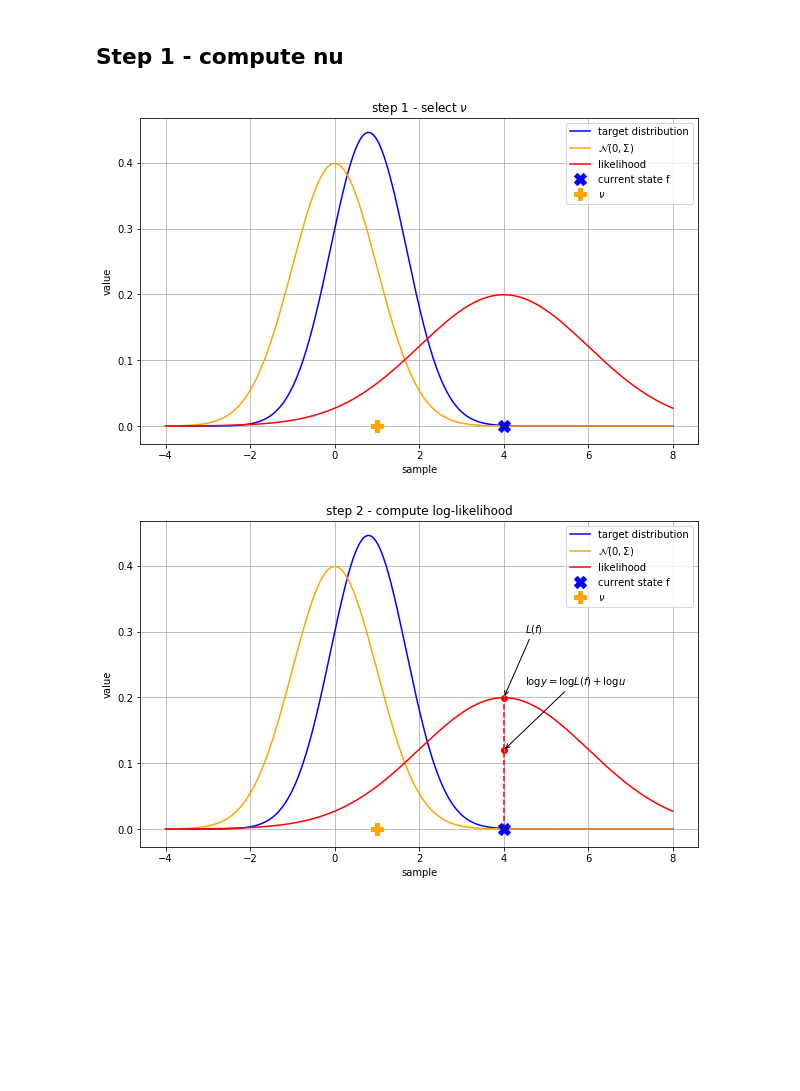
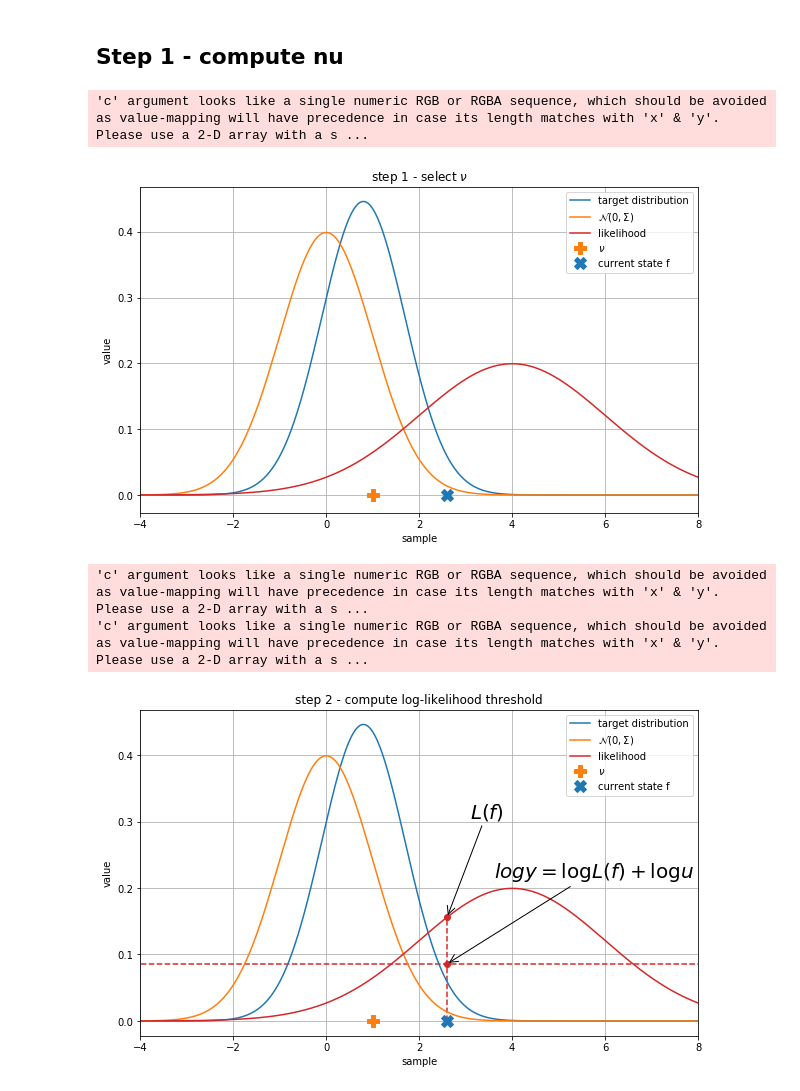
Before and after one commit to mathis98/mcm_project, a Jupyter notebook: plot_elliptical_slice_sampling.ipynb, the cells around one changed output. Saved outputs shown, nothing was run; the diff lists cells and outputs as text; code cells hidden in the pictures; blank space fills up the shorter version.

```diff
--- a/plot_elliptical_slice_sampling.ipynb
+++ b/plot_elliptical_slice_sampling.ipynb
@@ -13,18 +13,19 @@ mu = ((sigma_1**-2)*mu_1 + (sigma_2**-2)*mu_2) / \
 sigma = np.sqrt((sigma_1**2 * sigma_2**2) / (sigma_1**2 + sigma_2**2))
 
 nu = 1
-f = 4
+f = 2.6
 L_f = norm.pdf(f, mu_2, sigma_2)
-f_p = 0
+f_p = -0.5
 L_fp = norm.pdf(f_p, mu_2, sigma_2)
-y = L_f * 0.6
+y = L_f * 0.55
 
 f_size = (10, 6)
 f_dpi = 300
 
-c_target = 'b'
-c_likeli = 'r'
-c_norm = 'orange'
+c_target = (0.1215686, 0.4666667, 0.70588235)
+c_likeli = (0.8392157, 0.1529411, 0.1568627)
+c_norm = (1.0, 0.498039, 0.05490196)
+c_fp ='black'
 
 
 
@@ -37,10 +38,11 @@ def plot_gen_pic(f_size, c_target, c_likeli, c_norm):
     plt.plot(r, norm.pdf(r, mu_1, sigma_1),
              label='$\mathcal{N}(0, \Sigma)$', c=c_norm)
     plt.plot(r, norm.pdf(r, mu_2, sigma_2), label='likelihood', c=c_likeli)
+    plt.plot(nu, 0, 'P', markersize=12, c=c_norm, label=r'$\nu$')
     plt.plot(f, 0, 'X', markersize=12, c=c_target, label='current state f')
-    plt.plot(nu, 0, 'P', markersize=12, c=c_norm, label=r'$\nu$')
     plt.xlabel('sample')
     plt.ylabel('value')
+    plt.xlim(-4.,8.)
     plt.grid()
     plt.legend()
 # %% [markdown]
@@ -55,22 +57,28 @@ plt.scatter(nu, 0, c=c_norm)
 plt.savefig('ess_step_01.png', dpi=f_dpi)
 plt.show()
 # %% [output]
+'c' argument looks like a single numeric RGB or RGBA sequence, which should be avoided as value-mapping will have precedence in case its length matches with 'x' & 'y'.  Please use a 2-D array with a s ...
-[figure, old version]
+[figure, new version]
 # %%
 # step 2 - calculate y
 plot_gen_pic(f_size, c_target, c_likeli, c_norm)
-plt.title(r'step 2 - compute log-likelihood')
-plt.plot(f, 0, 'o', c=c_target)
-plt.vlines([f], 0, L_f, linestyles='dashed', colors=c_likeli)
+plt.title(r'step 2 - compute log-likelihood threshold')
+
+# points/lines
 plt.scatter(f, L_f, c=c_likeli)
 plt.scatter(f, y,  c=c_likeli)
-plt.scatter(nu, 0, c=c_norm)
+plt.vlines([f], 0, L_f, linestyles='dashed', colors=c_likeli)
+plt.hlines(y=y, xmin=-4.5, xmax=8, linestyles='dashed', colors=c_likeli)
+
+# arrows to points
 plt.annotate("$L(f)$", xy=(f, L_f), xytext=(
-    f+0.5, L_f+0.1), arrowprops=dict(arrowstyle="->"))
-plt.annotate("$\log y = \log L(f) + \log u $", xy=(f, y),
-             xytext=(f+0.5, y+0.1), arrowprops=dict(arrowstyle="->"))
+    f+0.5, L_f+0.15), arrowprops=dict(arrowstyle="->"), size=20)
+plt.annotate("$log y = \log L(f) + \log u $", xy=(f, y),
+             xytext=(f+1, y+0.13), arrowprops=dict(arrowstyle="->"), size=20)
 
-#plt.hlines(y=y, xmin=-4, xmax=8)
+plt.savefig('ess_step_02.png', dpi=f_dpi)
 plt.show()
 # %% [output]
+'c' argument looks like a single numeric RGB or RGBA sequence, which should be avoided as value-mapping will have precedence in case its length matches with 'x' & 'y'.  Please use a 2-D array with a s ...
+'c' argument looks like a single numeric RGB or RGBA sequence, which should be avoided as value-mapping will have precedence in case its length matches with 'x' & 'y'.  Please use a 2-D array with a s ...
-[figure, old version]
+[figure, new version]
```
Also changed, not shown: parts of 3 cells of this notebook.
